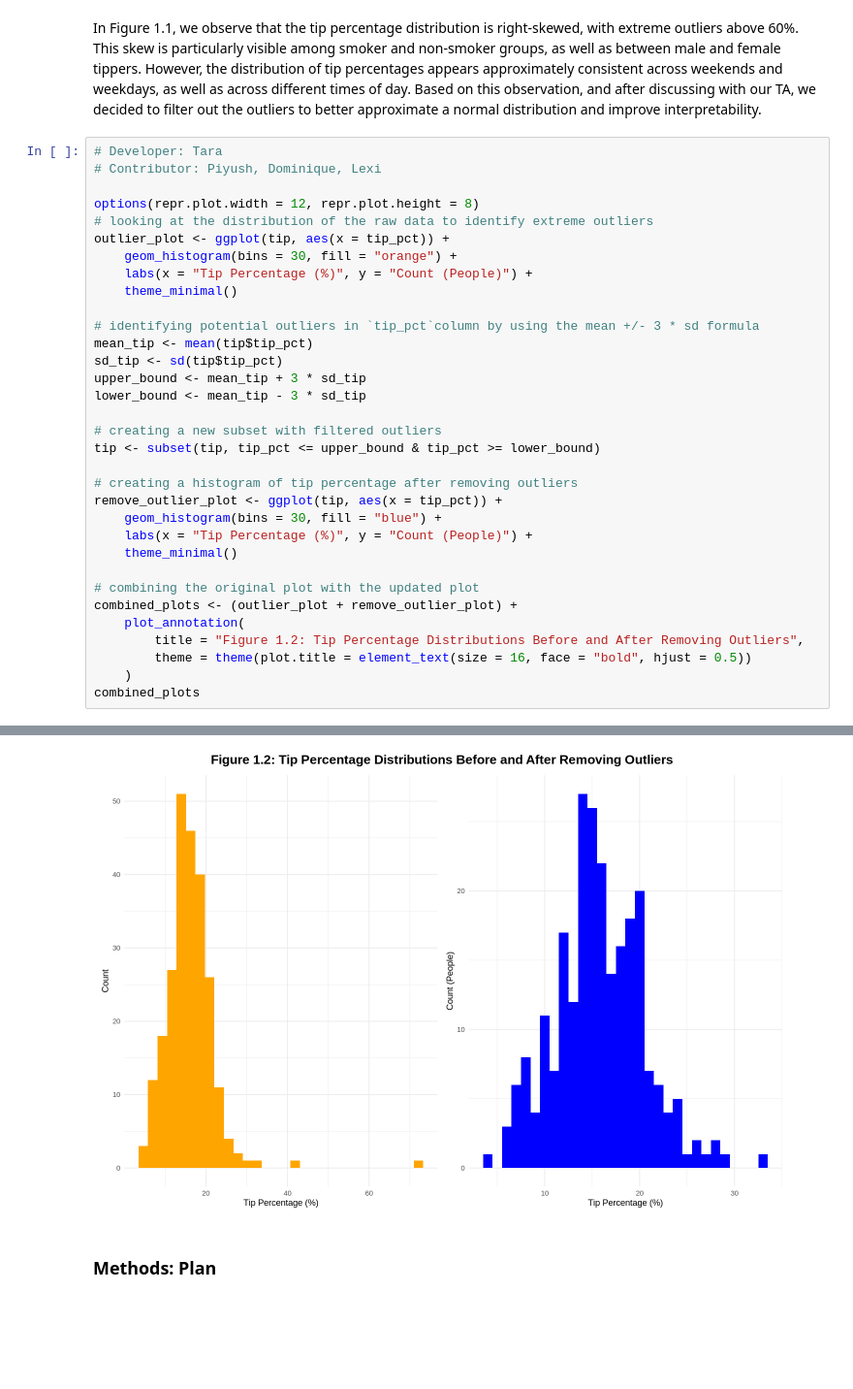
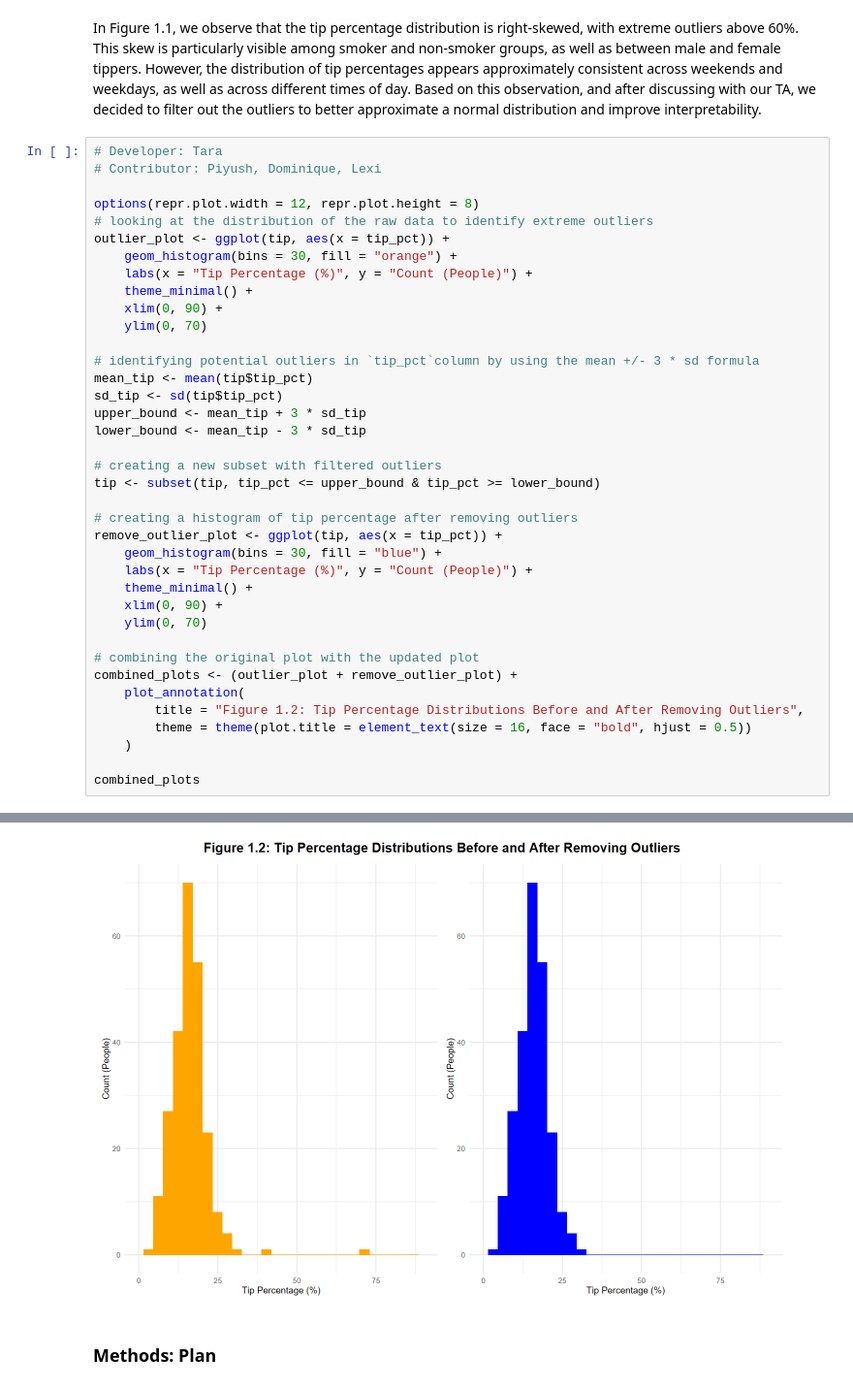
Before and after one commit to lllexiliang/stat301-final-project, a Jupyter notebook: final_project.ipynb, the cells around one changed output, grey strips where cells are left out. Shown: that part at 97% size. Saved outputs shown, nothing was run; the diff lists cells and outputs as text; blank space fills up the shorter version.

```diff
--- a/final_project.ipynb
+++ b/final_project.ipynb
@@ -265,7 +265,9 @@ options(repr.plot.width = 12, repr.plot.height = 8)
 outlier_plot <- ggplot(tip, aes(x = tip_pct)) +
     geom_histogram(bins = 30, fill = "orange") +
     labs(x = "Tip Percentage (%)", y = "Count (People)") +
-    theme_minimal()
+    theme_minimal() +
+    xlim(0, 90) +
+    ylim(0, 70)
 
 # identifying potential outliers in `tip_pct`column by using the mean +/- 3 * sd formula
 mean_tip <- mean(tip$tip_pct)
@@ -280,7 +282,9 @@ tip <- subset(tip, tip_pct <= upper_bound & tip_pct >= lower_bound)
 remove_outlier_plot <- ggplot(tip, aes(x = tip_pct)) +
     geom_histogram(bins = 30, fill = "blue") +
     labs(x = "Tip Percentage (%)", y = "Count (People)") +
-    theme_minimal()
+    theme_minimal() +
+    xlim(0, 90) +
+    ylim(0, 70)
 
 # combining the original plot with the updated plot
 combined_plots <- (outlier_plot + remove_outlier_plot) +
@@ -288,5 +292,6 @@ combined_plots <- (outlier_plot + remove_outlier_plot) +
         title = "Figure 1.2: Tip Percentage Distributions Before and After Removing Outliers",
         theme = theme(plot.title = element_text(size = 16, face = "bold", hjust = 0.5))
     )
+
 combined_plots
 # %% [output]
@@ -293,4 +304,4 @@ combined_plots
-[figure, old version]
+[figure, new version]
 # %% [markdown]
 ### **Methods: Plan**
 # %% [markdown]
```
Also changed, not shown: parts of 3 cells of this notebook.
